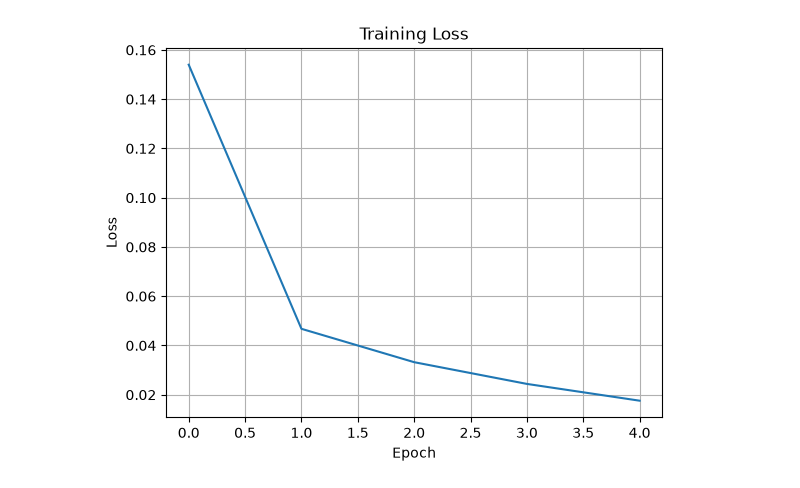
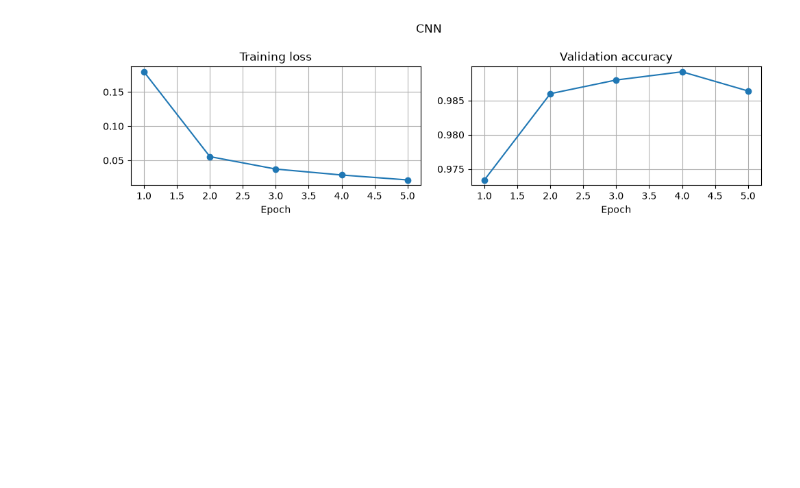
Before and after one commit to dimkon02/mnist-cnn-vs-classical, a Jupyter notebook: notebooks/01_cnn.ipynb, the cells around one changed output. Cells and saved outputs as stored; diff of their text form; code cells hidden in the pictures; blank space fills up the shorter version.

```diff
--- a/notebooks/01_cnn.ipynb
+++ b/notebooks/01_cnn.ipynb
@@ -60,18 +143,16 @@ plt.show()
 # Small CNN: two conv + pool blocks extract features, two fully connected layers classify them
 class CNNModel(nn.Module):
     def __init__(self):
-        super(CNNModel, self).__init__()
-        self.conv1 = nn.Conv2d(1, 16, 3, padding =1)     # 1 input channel (grayscale) -> 16 feature maps, 3x3 kernel
-        self.pool = nn.MaxPool2d(2, 2)                   # halves height and width
-        self.conv2 = nn.Conv2d(16, 32, 3, padding = 1)   # 16 -> 32 feature maps
-        self.fc1 = nn.Linear(32 * 7 * 7, 128)            # 28x28 pooled twice -> 7x7, with 32 channels
-        self.fc2 = nn.Linear(128, 10)                    # one output score (logit) per digit
+        super().__init__()
+        self.conv1 = nn.Conv2d(1, 16, 3, padding=1)     # 1 input channel (grayscale) -> 16 feature maps, 3x3 kernel
+        self.pool = nn.MaxPool2d(2, 2)                  # halves height and width
+        self.conv2 = nn.Conv2d(16, 32, 3, padding=1)    # 16 -> 32 feature maps
+        self.fc1 = nn.Linear(32 * 7 * 7, 128)           # 28x28 pooled twice -> 7x7, with 32 channels
+        self.fc2 = nn.Linear(128, 10)                   # one output score (logit) per digit
 
     def forward(self, x):
         x = self.pool(torch.relu(self.conv1(x)))   # [B, 1, 28, 28] -> [B, 16, 14, 14]
         x = self.pool(torch.relu(self.conv2(x)))   # -> [B, 32, 7, 7]
-        x = x.view(-1, 32 * 7 * 7)                 # flatten to [B, 1568]
+        x = x.flatten(1)                           # flatten to [B, 1568]
         x = torch.relu(self.fc1(x))
         return self.fc2(x)                         # raw logits; softmax is applied inside the loss
-
-model = CNNModel()
@@ -81,18 +159,6 @@ optimizer = optim.Adam(model.parameters(), lr=0.001)    # updates the model weig
 # %%
-epochs = 5
-train_losses = []
+cnn, cnn_history, cnn_result = evaluate_model(CNNModel, "CNN (5 epochs)")
 
-for epoch in range(epochs):
-    model.train()                          # training mode
-    running_loss = 0.0
-    for images, labels in train_loader:
-        optimizer.zero_grad()              # clear gradients from the previous batch
-        outputs = model(images)            # forward pass
-        loss = criterion(outputs, labels)
-        loss.backward()                    # backpropagation: compute gradients
-        optimizer.step()                   # update weights
-        running_loss += loss.item()
-    average_loss = running_loss / len(train_loader)   # mean loss over all batches in this epoch
-    train_losses.append(average_loss)
-    print(f"Epoch: [{epoch+1}/{epochs}], Loss: {average_loss:.4f}")
+print("Training set score: {:.3f}".format(accuracy(cnn, train_loader)))
+plot_history(cnn_history, "CNN")
 # %% [output]
@@ -104,10 +172 @@ Epoch: [5/5], Loss: 0.0176
+[figure, added]
-# %%
-# Loss per epoch; a decreasing curve means the model is learning
-plt.plot(train_losses)
-plt.title("Training Loss")
-plt.xlabel("Epoch")
-plt.ylabel("Loss")
-plt.grid(True)
-plt.show()
-# %% [output]
-[figure, removed]
```
Also changed, not shown: parts of 18 cells of this notebook, 3 other files.
